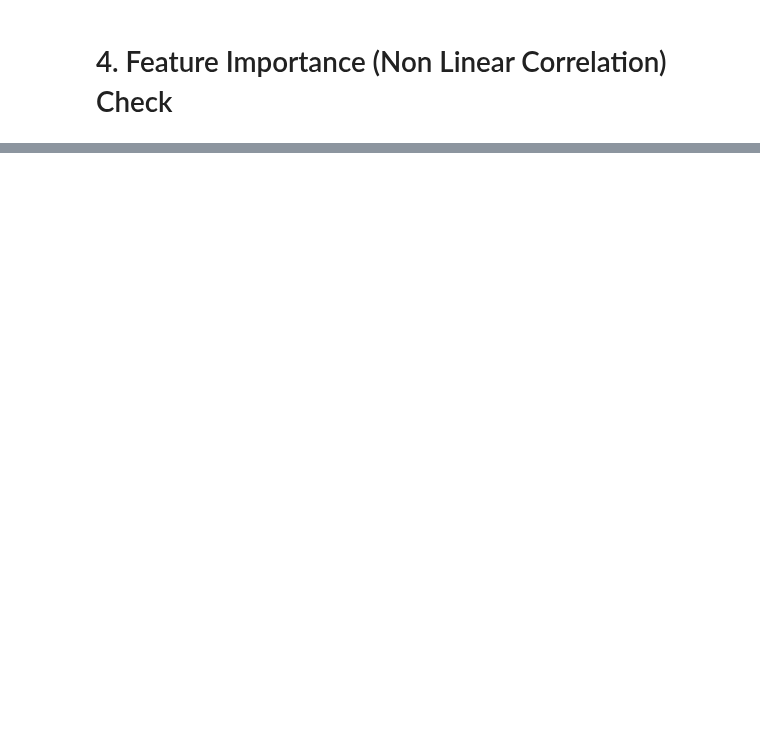
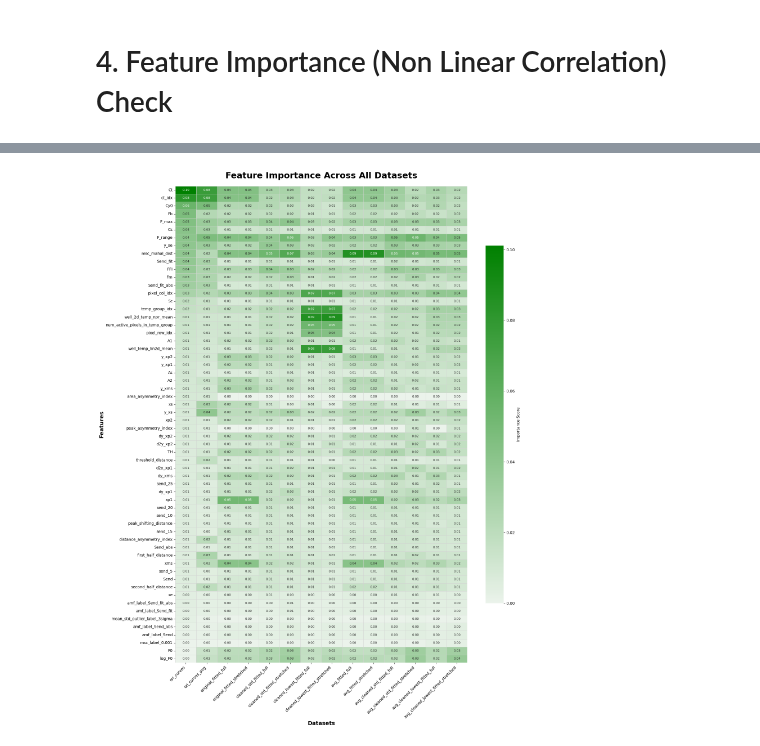
Before and after one commit to kautsarg/POC_DDM, a Jupyter notebook: gk_code/0_4_AMCA Code on Chip/sig_prep_featyre_analysis.ipynb, the cells around one changed output, grey strips where cells are left out. Saved outputs shown, nothing was run; the diff lists cells and outputs as text; code cells hidden in the pictures; blank space fills up the shorter version.

```diff
--- a/gk_code/0_4_AMCA Code on Chip/sig_prep_featyre_analysis.ipynb
+++ b/gk_code/0_4_AMCA Code on Chip/sig_prep_featyre_analysis.ipynb
@@ -28,7 +28,7 @@ exp_folder = "/Users/kautsarg/Documents/Final Project/Run Data/trial test data"
 # exp_paths = [Path(exp_folder, name) for name in os.listdir(exp_folder) if name != ".DS_Store"]
 exp_path = Path(exp_folder, "D20250808_E00_C00_F4500KHz_U_Sample_7")
 
-data_path = os.path.join(exp_path, "curve_for_training.pkl")
+data_path = os.path.join(exp_path, "curve_for_training_2.pkl")
 
 with open(data_path, 'rb') as f:
     training_data = pickle.load(f)
@@ -38,3 +38,12 @@ Y_well = training_data["Y_well"]
 dataset_name = training_data["dataset_name"]
 dataset = training_data["dataset"]
 kinetic_features = training_data["kinetic_features"]
+
+curve_path = Path(exp_path, "preprocessed_curves_data.pkl")
+with open(curve_path, 'rb') as f:
+    processed_curve_results = pickle.load(f)
+
+metadata_df = pd.DataFrame(processed_curve_results["metadata"])
+
+for i in range(len(kinetic_features)):
+    kinetic_features[i] = pd.concat([kinetic_features[i],metadata_df], axis=1)
@@ -87,0 +537,9 @@ for name, features_df in zip(dataset_name, kinetic_features):
+# %%
+feature_importance_list = []
+for name, importance in zip(dataset_name, importance_dfs):
+    # Set feature as index and rename the importance column to the dataset name
+    df_renamed = importance.set_index("feature").rename(columns={'importance': name})
+    feature_importance_list.append(df_renamed)
+
+feature_importance_df = pd.concat(feature_importance_list, axis=1)
+feature_importance_df = feature_importance_df.reset_index()
@@ -87,0 +664,27 @@ for name, features_df in zip(dataset_name, kinetic_features):
+# %%
+heatmap_data = feature_importance_df.set_index('feature')
+fig, ax = plt.subplots(figsize=(16, 20))
+custom_cmap = sns.light_palette("green", as_cmap=True)
+sns.heatmap(
+    heatmap_data,
+    cmap=custom_cmap,
+    annot=True,
+    fmt=".2f",
+    annot_kws={"size": 8},
+    linewidths=0.5,
+    linecolor='lightgrey',
+    cbar_kws={"shrink": .75, "label": "Importance Score"},
+    ax=ax
+)
+
+ax.set_title("Feature Importance Across All Datasets", fontsize=22, fontweight='bold', pad=20)
+ax.set_ylabel("Features", fontsize=14, fontweight='bold')
+ax.set_xlabel("Datasets", fontsize=14, fontweight='bold')
+
+plt.xticks(rotation=45, ha='right', fontsize=10)
+plt.yticks(fontsize=10)
+
+plt.tight_layout()
+plt.show()
+# %% [output]
+[figure, added]
```
Also changed, not shown: parts of 11 cells of this notebook, 2 other files.
